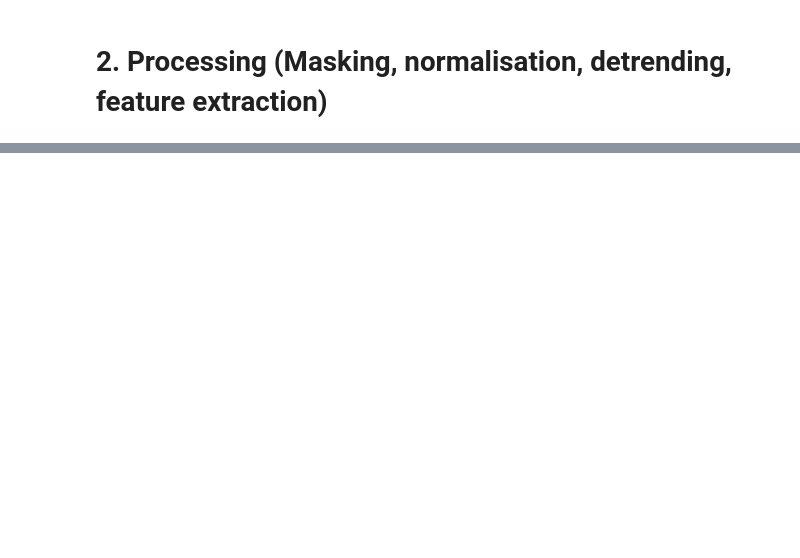
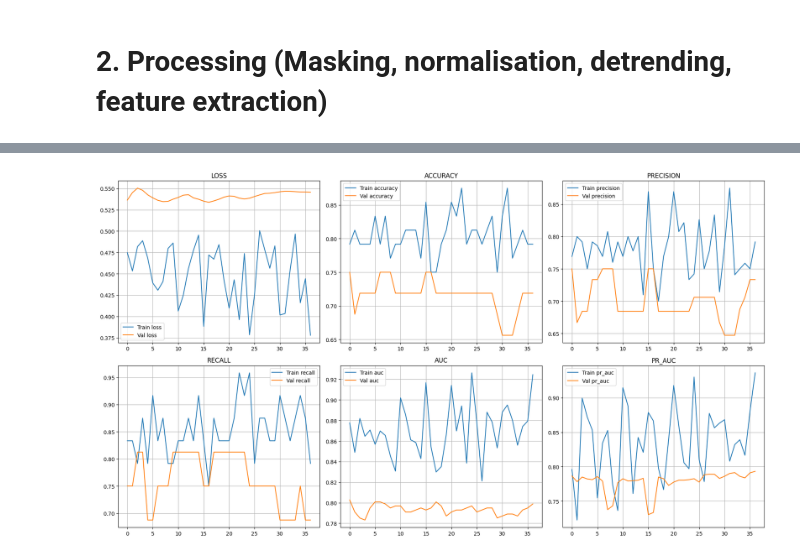
Before and after one commit to kareem-xyz/celara, a Jupyter notebook: Celara.ipynb, the cells around one changed output, grey strips where cells are left out. Drawn from its saved outputs; the diff is of its cells as text; code cells hidden in the pictures; blank space fills up the shorter version.

```diff
--- a/Celara.ipynb
+++ b/Celara.ipynb
@@ -184,0 +376,87 @@ Available lightcurves: 16/16
+# %%
+# Training visualization and evaluation
+import matplotlib.pyplot as plt
+from sklearn.metrics import classification_report, confusion_matrix, roc_curve, precision_recall_curve
+
+# Plot training history
+def plot_training_history(history):
+    """Plot training metrics"""
+    fig, axes = plt.subplots(2, 3, figsize=(18, 10))
+
+    metrics = ['loss', 'accuracy', 'precision', 'recall', 'auc', 'pr_auc']
+
+    for i, metric in enumerate(metrics):
+        row = i // 3
+        col = i % 3
+
+        axes[row, col].plot(history.history[metric], label=f'Train {metric}')
+        axes[row, col].plot(history.history[f'val_{metric}'], label=f'Val {metric}')
+        axes[row, col].set_title(f'{metric.upper()}')
+        axes[row, col].legend()
+        axes[row, col].grid(True)
+
+    plt.tight_layout()
+    plt.show()
+
+# Plot training history
+print("📈 Training History:")
+plot_training_history(history)
+
+# Load best model
+print("\n🏆 Loading best model...")
+best_model = tf.keras.models.load_model('models/keras/best_exoplanet_model.keras')
+
+# Evaluate on test set - Using ALL 3 inputs
+print("\n🧪 Evaluating on test set...")
+test_predictions = best_model.predict([X_local_test, X_global_test, X_aux_test])  # All 3 inputs
+test_pred_binary = (test_predictions > 0.5).astype(int).flatten()
+
+# Classification report
+print("\n📊 Classification Report:")
+print(classification_report(y_test, test_pred_binary,
+                          target_names=['False Positive', 'Confirmed Planet']))
+
+# Confusion matrix
+print("\n🔍 Confusion Matrix:")
+cm = confusion_matrix(y_test, test_pred_binary)
+print(cm)
+
+# Calculate final metrics - Using ALL 3 inputs
+test_loss, test_acc, test_prec, test_rec, test_auc, test_pr_auc = best_model.evaluate(
+    [X_local_test, X_global_test, X_aux_test], y_test, verbose=0  # All 3 inputs
+)
+
+print(f"\n🎯 Final Test Metrics:")
+print(f"   Accuracy: {test_acc:.4f}")
+print(f"   Precision: {test_prec:.4f}")
+print(f"   Recall: {test_rec:.4f}")
+print(f"   ROC-AUC: {test_auc:.4f}")
+print(f"   PR-AUC: {test_pr_auc:.4f}")
+
+# Plot ROC and PR curves
+fig, (ax1, ax2) = plt.subplots(1, 2, figsize=(12, 5))
+
+# ROC Curve
+fpr, tpr, _ = roc_curve(y_test, test_predictions)
+ax1.plot(fpr, tpr, label=f'ROC (AUC = {test_auc:.3f})')
+ax1.plot([0, 1], [0, 1], 'k--')
+ax1.set_xlabel('False Positive Rate')
+ax1.set_ylabel('True Positive Rate')
+ax1.set_title('ROC Curve')
+ax1.legend()
+ax1.grid(True)
+
+# Precision-Recall Curve
+precision, recall, _ = precision_recall_curve(y_test, test_predictions)
+ax2.plot(recall, precision, label=f'PR (AUC = {test_pr_auc:.3f})')
+ax2.set_xlabel('Recall')
+ax2.set_ylabel('Precision')
+ax2.set_title('Precision-Recall Curve')
+ax2.legend()
+ax2.grid(True)
+
+plt.tight_layout()
+plt.show()
+
+print("\n✅ Model evaluation complete!")
+# %% [output]
@@ -184,0 +464 @@ Available lightcurves: 16/16
+[figure, added]
```
Also changed, not shown: parts of 9 cells of this notebook, 4 other files.
